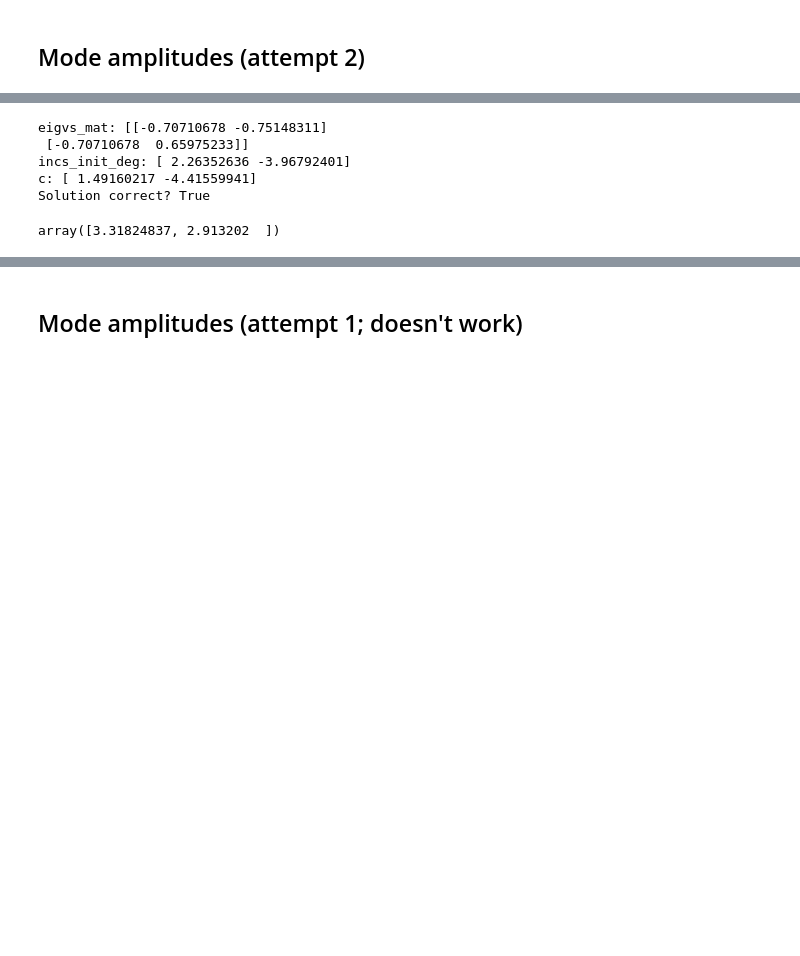
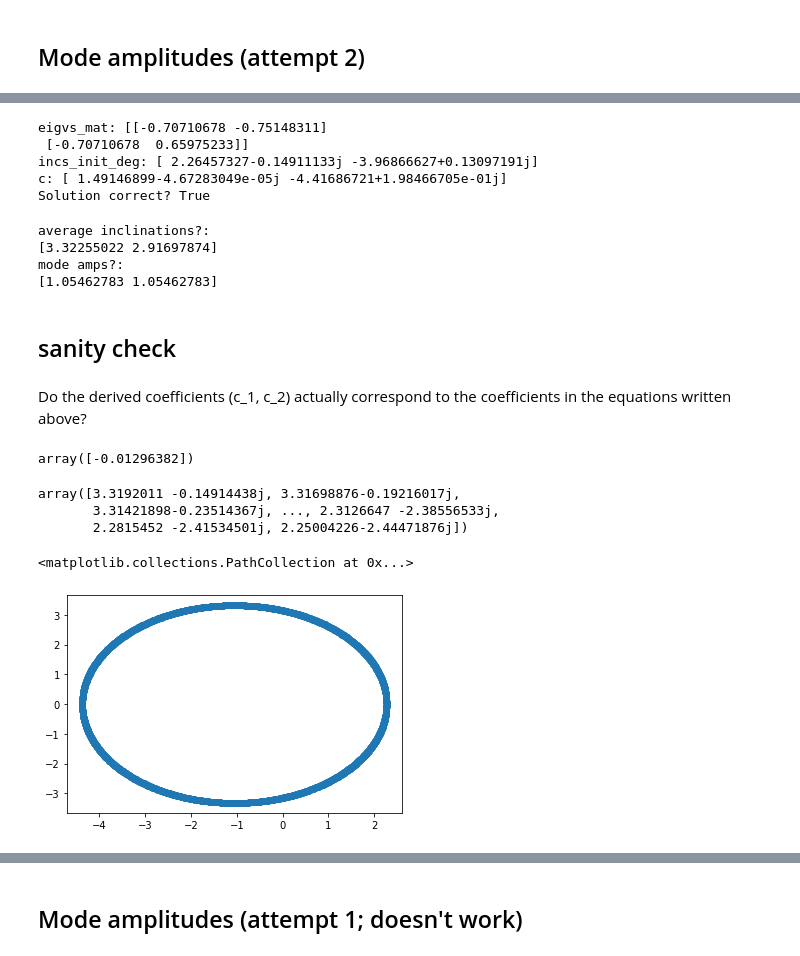
Before and after one commit to Jupiter1994/inc-dynamics, a Jupyter notebook: two_planet/two_planet.ipynb, the cells around one changed output, grey strips where cells are left out. Cells and saved outputs as stored; diff of their text form; code cells hidden in the pictures; blank space fills up the shorter version.

```diff
--- a/two_planet/two_planet.ipynb
+++ b/two_planet/two_planet.ipynb
@@ -438,7 +478,8 @@ The mode amplitude is $\left| c_2 \vec{I}^{(2)} \right|$.
 eigvs_mat = eigvs[:, [1, 0]]
 print(f'eigvs_mat: {eigvs_mat}')
 
-incs_init_deg = np.array([b_incs_deg[0], -c_incs_deg[0]])
+temp_i = 5
+incs_init_deg = np.array([b_complex_incs_deg[temp_i], c_complex_incs_deg[temp_i]])
 print(f'incs_init_deg: {incs_init_deg}')
 
 c = np.linalg.solve(eigvs_mat, incs_init_deg)
@@ -449,10 +490,35 @@ print(f'Solution correct? {np.allclose(np.dot(eigvs_mat, c), incs_init_deg)}')
 # %% [output]
 eigvs_mat: [[-0.70710678 -0.75148311]
  [-0.70710678  0.65975233]]
-incs_init_deg: [ 2.26352636 -3.96792401]
-c: [ 1.49160217 -4.41559941]
+incs_init_deg: [ 2.26457327-0.14911133j -3.96866627+0.13097191j]
+c: [ 1.49146899-4.67283049e-05j -4.41686721+1.98466705e-01j]
 Solution correct? True
 # %%
-np.abs(c[1] * eigvs_mat[:,1])
+print('average inclinations?:')
+print(np.abs(c[1] * eigvs_mat[:,1]))
+print('mode amps?:')
+print(np.abs(c[0] * eigvs_mat[:,0]))
 # %% [output]
-array([3.31824837, 2.913202  ])
+average inclinations?:
+[3.32255022 2.91697874]
+mode amps?:
+[1.05462783 1.05462783]
+# %% [markdown]
+## sanity check
+# %% [markdown]
+Do the derived coefficients (c_1, c_2) actually correspond to the coefficients in the equations written above?
+# %%
+prec_freq
+# %% [output]
+array([-0.01296382])
+# %%
+c[1]*eigvs_mat[0,1]*np.exp(1j*prec_freq*t_series)
+# %% [output]
+array([3.3192011 -0.14914438j, 3.31698876-0.19216017j,
+       3.31421898-0.23514367j, ..., 2.3126647 -2.38556533j,
+       2.2815452 -2.41534501j, 2.25004226-2.44471876j])
+# %%
+plt.scatter(np.real(b_temp_series), np.imag(b_temp_series))
+# %% [output]
+<matplotlib.collections.PathCollection at 0x...>
+[figure, added]
```
Also changed, not shown: parts of 14 cells of this notebook, 1 other file.
